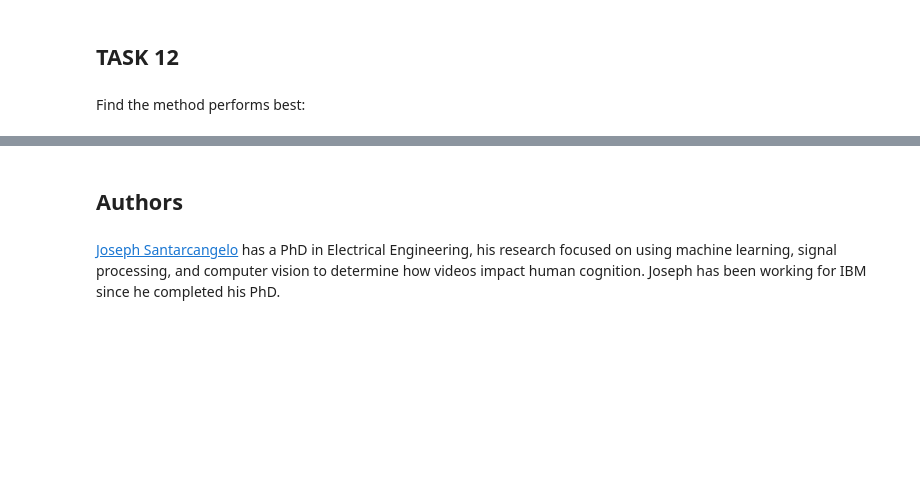
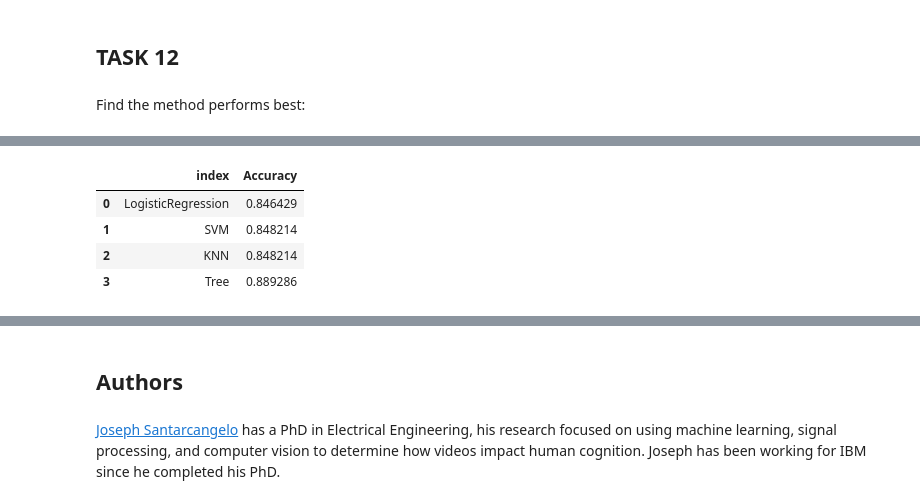
Before and after one commit to deepamit/DSCapstone, a Jupyter notebook: Machine Learning Prediction.ipynb, the cells around one changed output, grey strips where cells are left out. Saved outputs shown, nothing was run; the diff lists cells and outputs as text; code cells hidden in the pictures; blank space fills up the shorter version.

```diff
--- a/Machine Learning Prediction.ipynb
+++ b/Machine Learning Prediction.ipynb
@@ -311,14 +311,8 @@ plot_confusion_matrix(Y_test,yhat)
 # %% [markdown]
 Find the method performs best:
 # %%
-algorithms = {'KNN':knn_cv.best_score_,'Tree':tree_cv.best_score_,'LogisticRegression':logreg_cv.best_score_}
+algorithms = {'KNN':knn_cv.best_score_,'Tree':tree_cv.best_score_,'LogisticRegression':logreg_cv.best_score_,'SVM':svm_cv.best_score_}
 bestalgorithm = max(algorithms, key=algorithms.get)
 print('Best Algorithm is',bestalgorithm,'with a score of',algorithms[bestalgorithm])
-if bestalgorithm == 'Tree':
-    print('Best Params is :',tree_cv.best_params_)
-if bestalgorithm == 'KNN':
-    print('Best Params is :',knn_cv.best_params_)
-if bestalgorithm == 'LogisticRegression':
-    print('Best Params is :',logreg_cv.best_params_)
 # %% [output]
 Best Algorithm is Tree with a score of 0.8892857142857145
@@ -325,0 +319,3 @@ Best Params is : {'criterion': 'gini', 'max_depth': 14, 'max_features': 'sqrt',
+# %%
+algo_df = pd.DataFrame.from_dict(algorithms, orient='index', columns=['Accuracy'])
+algo_df.head()
@@ -325,0 +328,3 @@ Best Params is : {'criterion': 'gini', 'max_depth': 14, 'max_features': 'sqrt',
+# %%
+algo_df.sort_values(['Accuracy'], inplace=True)
+algo_df.head()
@@ -325,0 +337,9 @@ Best Params is : {'criterion': 'gini', 'max_depth': 14, 'max_features': 'sqrt',
+# %%
+algo_df = algo_df.reset_index()
+algo_df.head()
+# %% [output]
+|  | index | Accuracy |
+| 0 | LogisticRegression | 0.846429 |
+| 1 | SVM | 0.848214 |
+| 2 | KNN | 0.848214 |
+| 3 | Tree | 0.889286 |
```
Also changed, not shown: parts of 7 cells of this notebook.
